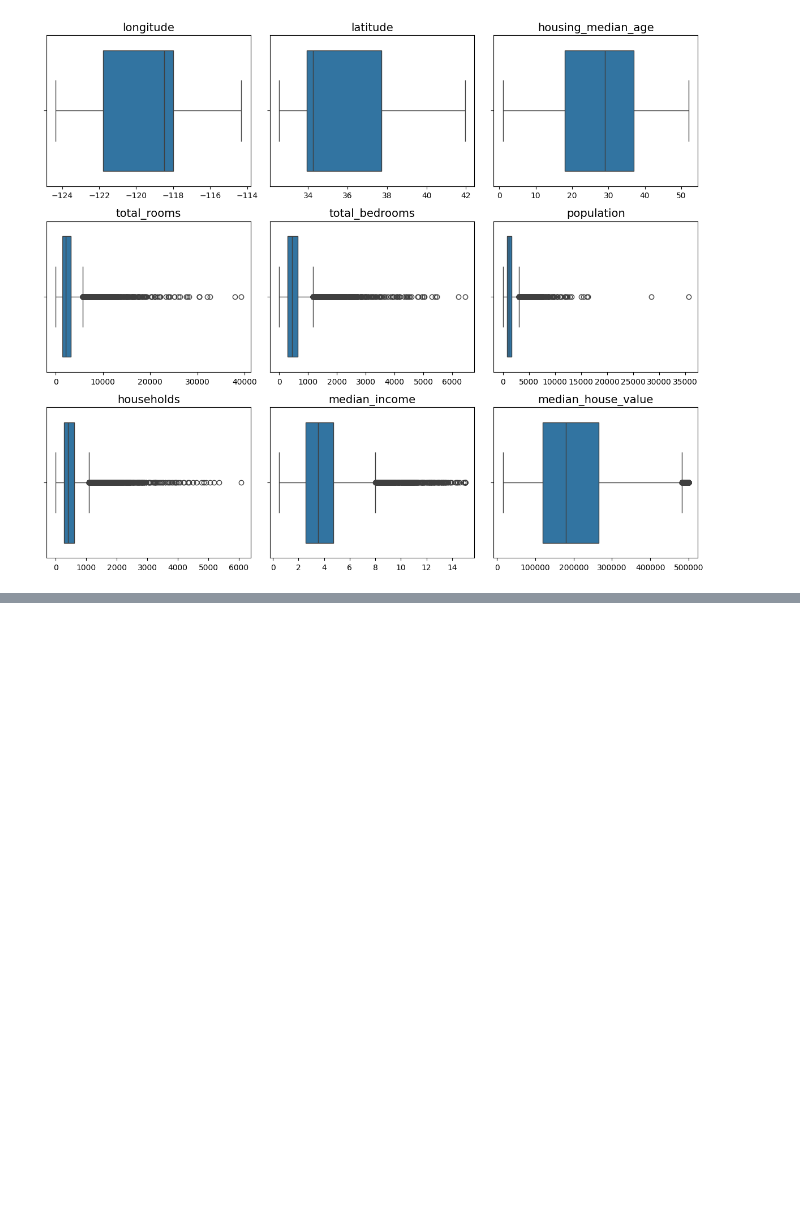
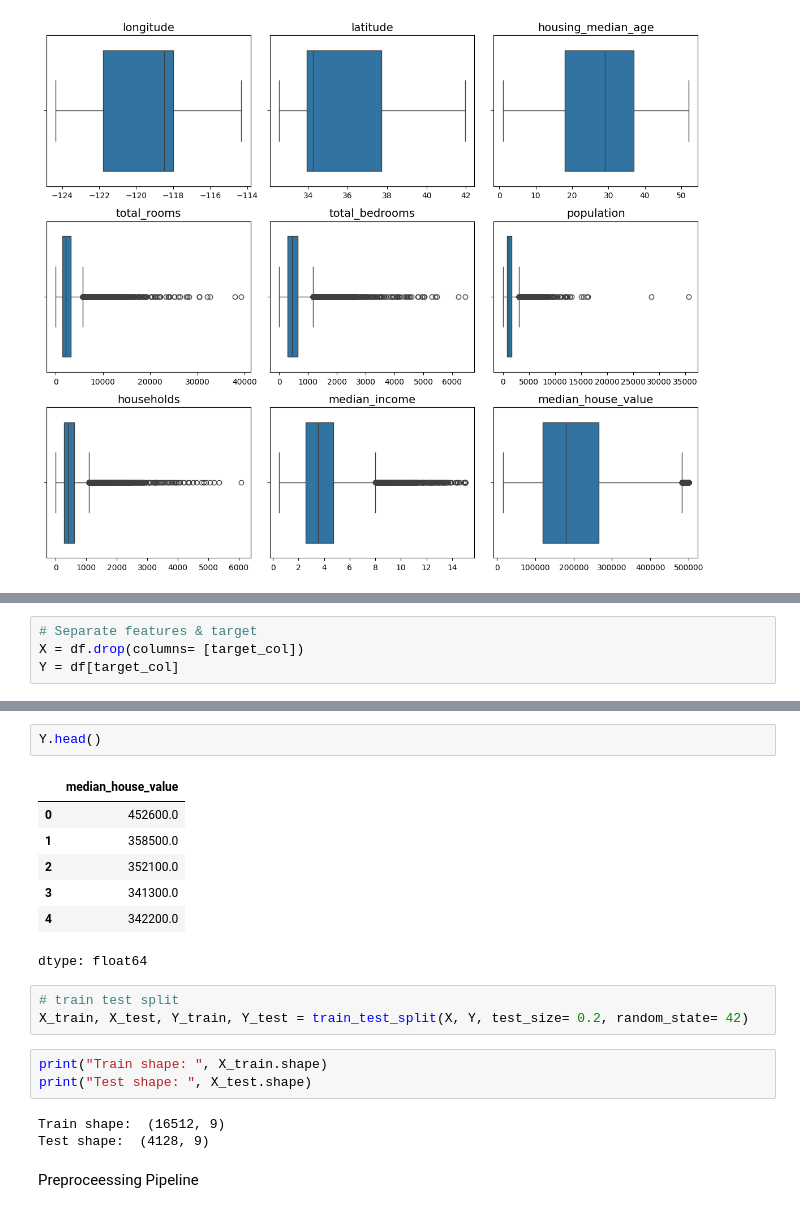
Before and after one commit to Dulyana-Silva/MLproject5-House-Price-Prediction, a Jupyter notebook: House_Price_Prediction.ipynb, the cells around one changed output, grey strips where cells are left out. Cells and saved outputs as stored; diff of their text form; blank space fills up the shorter version.

```diff
--- a/House_Price_Prediction.ipynb
+++ b/House_Price_Prediction.ipynb
@@ -270,0 +313,4 @@ plt.show()
+# %%
+# Separate features & target
+X = df.drop(columns= [target_col])
+Y = df[target_col]
@@ -270,0 +326,21 @@ plt.show()
+# %%
+Y.head()
+# %% [output]
+|  | median_house_value |
+| 0 | 452600.0 |
+| 1 | 358500.0 |
+| 2 | 352100.0 |
+| 3 | 341300.0 |
+| 4 | 342200.0 |
+dtype: float64
+# %%
+# train test split
+X_train, X_test, Y_train, Y_test = train_test_split(X, Y, test_size= 0.2, random_state= 42)
+# %%
+print("Train shape: ", X_train.shape)
+print("Test shape: ", X_test.shape)
+# %% [output]
+Train shape:  (16512, 9)
+Test shape:  (4128, 9)
+# %% [markdown]
+Preproceessing Pipeline
```
Also changed, not shown: parts of 9 cells of this notebook.
